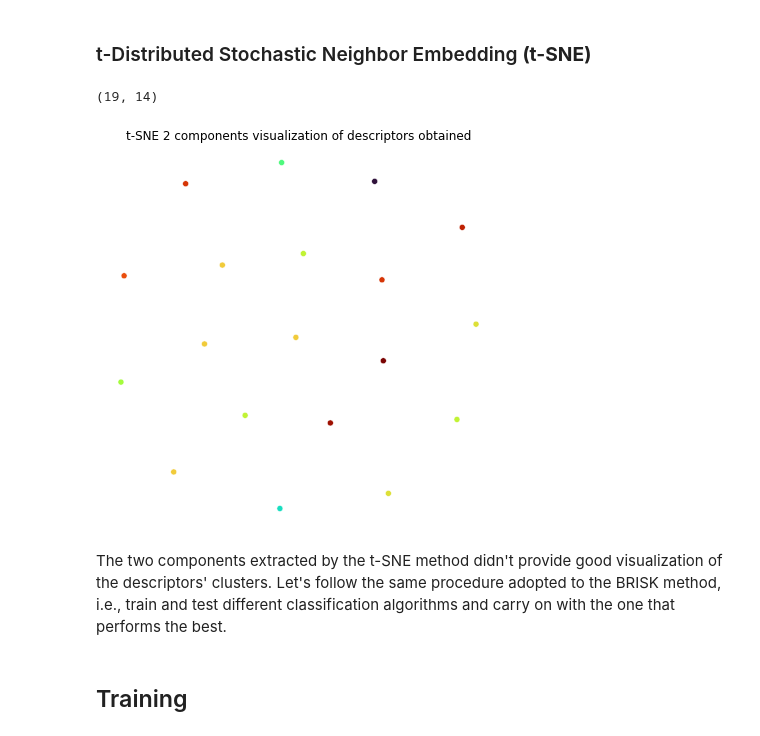
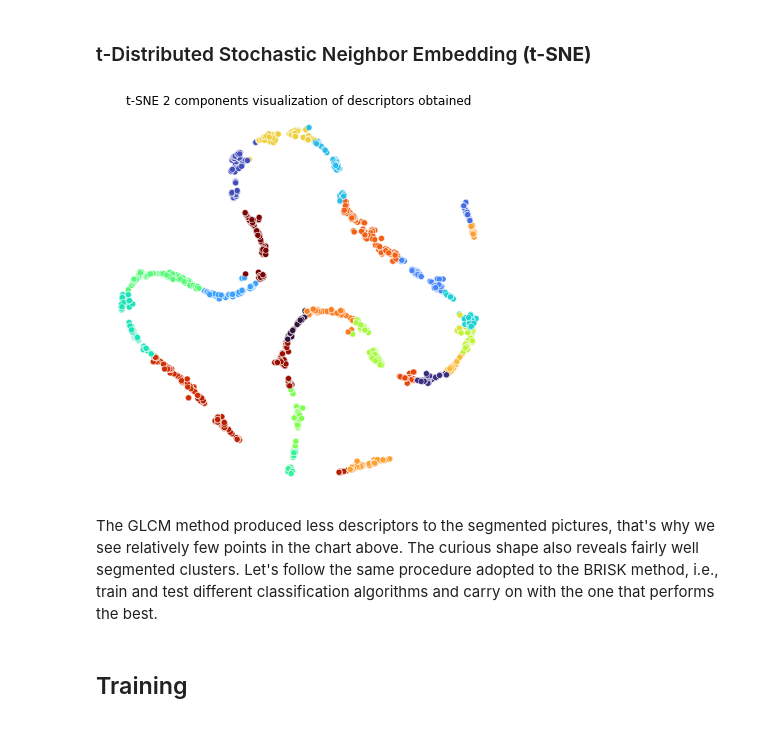
Before and after one commit to josealexandre-mecai/img-processing-2022, a Jupyter notebook: BOVW_Train_Balanced.ipynb, the cells around one changed output. Drawn from its saved outputs; the diff is of its cells as text; code cells hidden in the pictures.

Commit message:
Final review on training notebooks. Adjustments in the t-SNE visualization for GLCM features: since there are fewer descriptors, they don't need sampling.

```diff
--- a/BOVW_Train_Balanced.ipynb
+++ b/BOVW_Train_Balanced.ipynb
@@ -524,7 +523,3 @@ descriptors_cluster_sample = descriptors_cluster[sample_tsne]
-# %%
-print(descriptors_cluster_sample.shape)
-# %% [output]
-(19, 14)
 # %%
 def plot_tsne(dataset):
     tsne_data = TSNE(n_components=2, perplexity=30).fit_transform(dataset[:, :-1])
@@ -535,11 +530,11 @@ def plot_tsne(dataset):
     plt.axis('off')
     plt.show()
 # %%
-plot_tsne(descriptors_cluster_sample)
+plot_tsne(descriptors_cluster)
 # %% [output]
-[figure, old version]
+[figure, new version]
 # %% [markdown]
-The two components extracted by the t-SNE method didn't provide good visualization of the descriptors' clusters.
+The GLCM method produced less descriptors to the segmented pictures, that's why we see relatively few points in the chart above. The curious shape also reveals fairly well segmented clusters.
 Let's follow the same procedure adopted to the BRISK method, i.e., train and test different classification algorithms and carry on with the one that performs the best.
 # %% [markdown]
 ## Training
```
Also changed, not shown: parts of 5 cells of this notebook.
